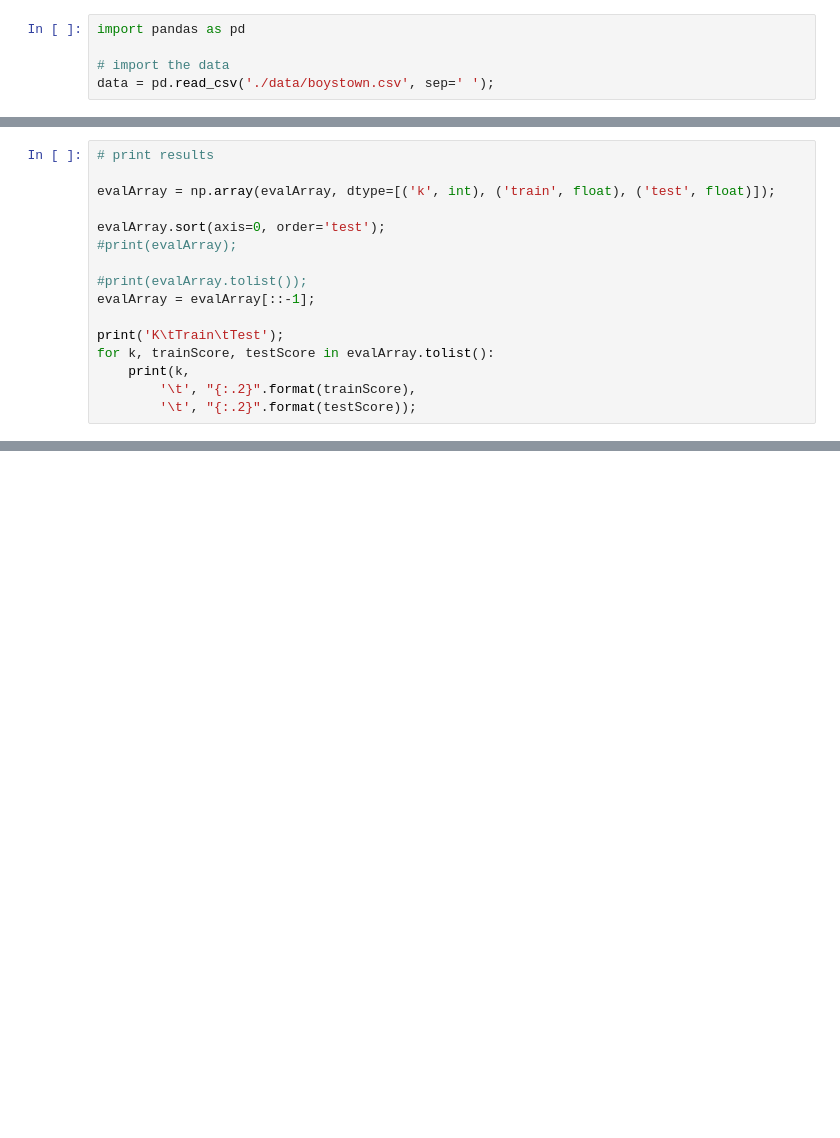
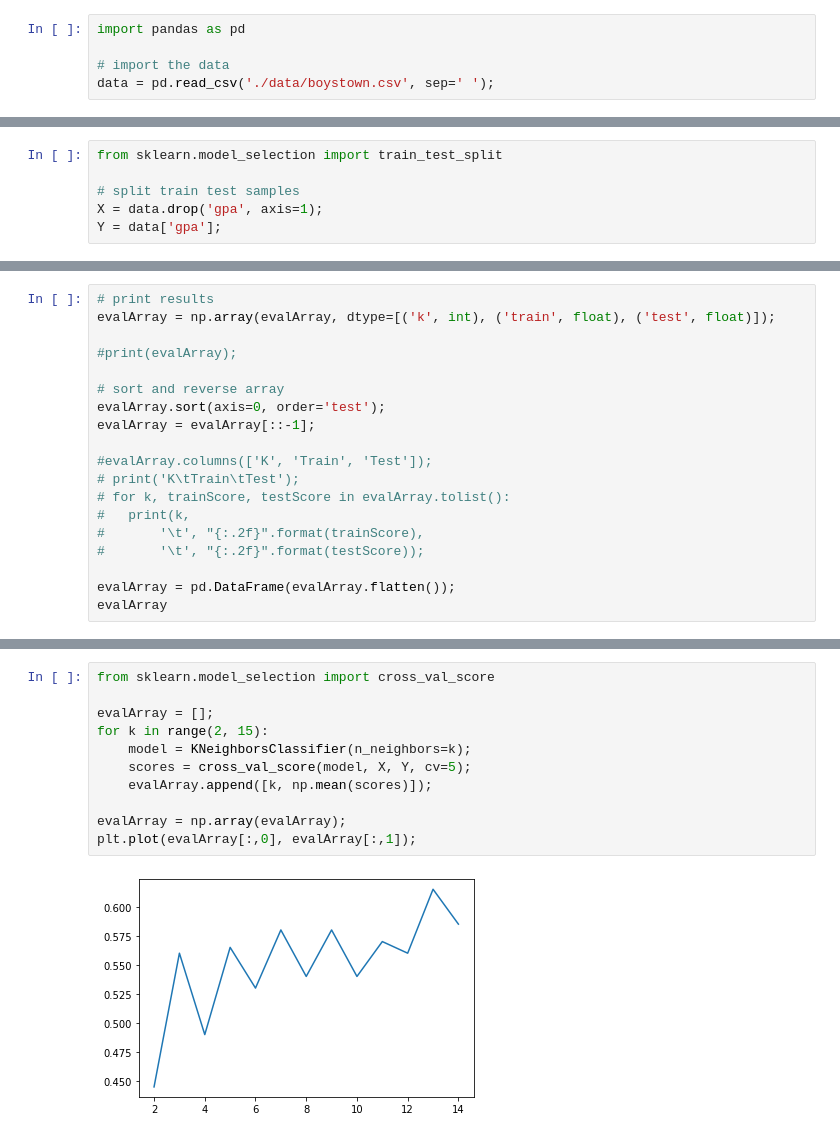
Before and after one commit to ShutDownMan/Data-Mining-Exploration, a Jupyter notebook: pa_07.ipynb, the cells around one changed output, grey strips where cells are left out. Drawn from its saved outputs; the diff is of its cells as text; blank space fills up the shorter version.

```diff
--- a/pa_07.ipynb
+++ b/pa_07.ipynb
@@ -16,4 +16,10 @@ def map_gpa(gpa):
 
 data['gpa'] = [map_gpa(gpa) for gpa in data['gpa']];
+# %%
+from sklearn.model_selection import train_test_split
+
+# split train test samples
+X = data.drop('gpa', axis=1);
+Y = data['gpa'];
 # %%
 import numpy as np
@@ -51,17 +72,20 @@ for k in range(2, 15):
 # %%
 # print results
-
 evalArray = np.array(evalArray, dtype=[('k', int), ('train', float), ('test', float)]);
 
-evalArray.sort(axis=0, order='test');
 #print(evalArray);
 
-#print(evalArray.tolist());
+# sort and reverse array
+evalArray.sort(axis=0, order='test');
 evalArray = evalArray[::-1];
 
-print('K\tTrain\tTest');
-for k, trainScore, testScore in evalArray.tolist():
-	print(k,
-		'\t', "{:.2}".format(trainScore),
-		'\t', "{:.2}".format(testScore));
+#evalArray.columns(['K', 'Train', 'Test']);
+# print('K\tTrain\tTest');
+# for k, trainScore, testScore in evalArray.tolist():
+# 	print(k,
+# 		'\t', "{:.2f}".format(trainScore),
+# 		'\t', "{:.2f}".format(testScore));
+
+evalArray = pd.DataFrame(evalArray.flatten());
+evalArray
 # %% [output]
@@ -81,0 +125,13 @@ K       Train   Test
+# %%
+from sklearn.model_selection import cross_val_score
+
+evalArray = [];
+for k in range(2, 15):
+    model = KNeighborsClassifier(n_neighbors=k);
+    scores = cross_val_score(model, X, Y, cv=5);
+    evalArray.append([k, np.mean(scores)]);
+
+evalArray = np.array(evalArray);
+plt.plot(evalArray[:,0], evalArray[:,1]);
+# %% [output]
+[figure, added]
```
Also changed, not shown: parts of 8 cells of this notebook, 4 other files.
